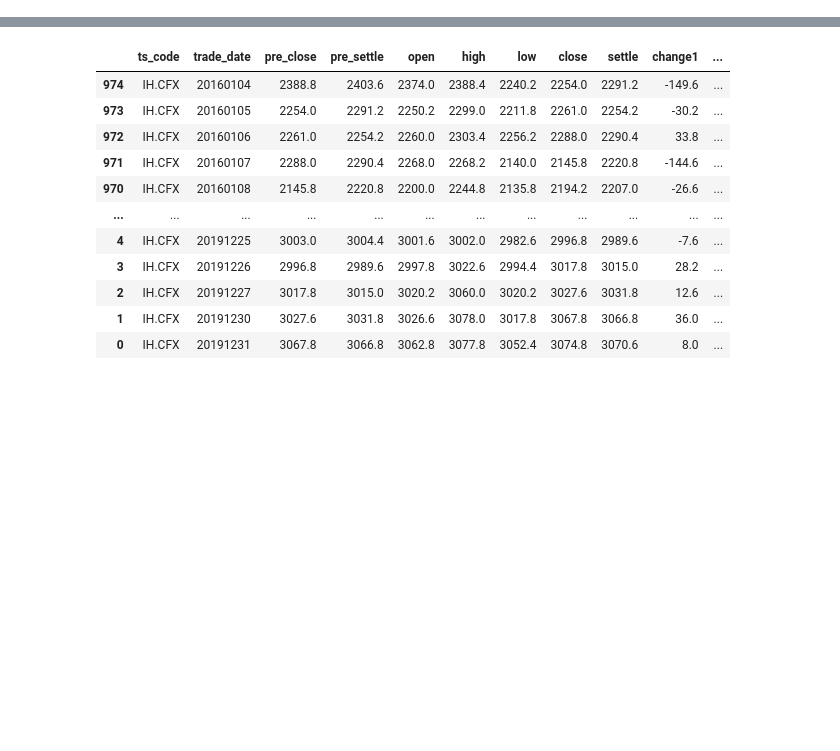
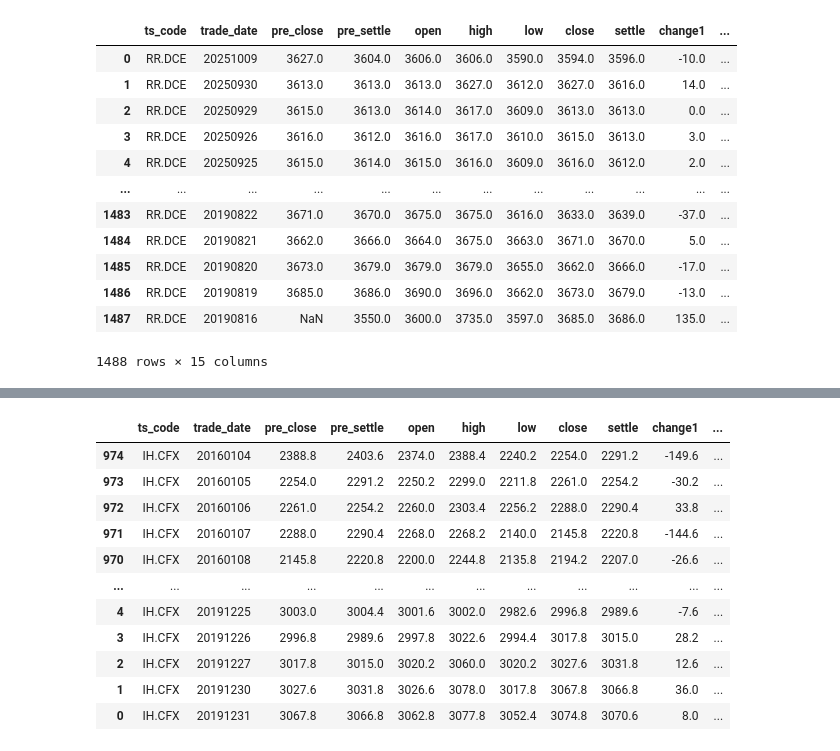
Before and after one commit to FerdinandEoverm/Index_Future_Prediction, a Jupyter notebook: data/3d_data.ipynb, the cells around one changed output, grey strips where cells are left out. Cells and saved outputs as stored; diff of their text form; code cells hidden in the pictures; blank space fills up the shorter version.

```diff
--- a/data/3d_data.ipynb
+++ b/data/3d_data.ipynb
@@ -6,0 +32,17 @@ pro = ts.pro_api('700c1d6015ad030ff20bf310c088243da030e6b79a2a1098d58d2614')
+# %%
+data = pro.fut_daily(ts_code = 'RR.DCE')
+data
+# %% [output]
+|  | ts_code | trade_date | pre_close | pre_settle | open | high | low | close | settle | change1 | ... |
+| 0 | RR.DCE | 20251009 | 3627.0 | 3604.0 | 3606.0 | 3606.0 | 3590.0 | 3594.0 | 3596.0 | -10.0 | ... |
+| 1 | RR.DCE | 20250930 | 3613.0 | 3613.0 | 3613.0 | 3627.0 | 3612.0 | 3627.0 | 3616.0 | 14.0 | ... |
+| 2 | RR.DCE | 20250929 | 3615.0 | 3613.0 | 3614.0 | 3617.0 | 3609.0 | 3613.0 | 3613.0 | 0.0 | ... |
+| 3 | RR.DCE | 20250926 | 3616.0 | 3612.0 | 3616.0 | 3617.0 | 3610.0 | 3615.0 | 3613.0 | 3.0 | ... |
+| 4 | RR.DCE | 20250925 | 3615.0 | 3614.0 | 3615.0 | 3616.0 | 3609.0 | 3616.0 | 3612.0 | 2.0 | ... |
+| ... | ... | ... | ... | ... | ... | ... | ... | ... | ... | ... | ... |
+| 1483 | RR.DCE | 20190822 | 3671.0 | 3670.0 | 3675.0 | 3675.0 | 3616.0 | 3633.0 | 3639.0 | -37.0 | ... |
+| 1484 | RR.DCE | 20190821 | 3662.0 | 3666.0 | 3664.0 | 3675.0 | 3663.0 | 3671.0 | 3670.0 | 5.0 | ... |
+| 1485 | RR.DCE | 20190820 | 3673.0 | 3679.0 | 3679.0 | 3679.0 | 3655.0 | 3662.0 | 3666.0 | -17.0 | ... |
+| 1486 | RR.DCE | 20190819 | 3685.0 | 3686.0 | 3690.0 | 3696.0 | 3662.0 | 3673.0 | 3679.0 | -13.0 | ... |
+| 1487 | RR.DCE | 20190816 | NaN | 3550.0 | 3600.0 | 3735.0 | 3597.0 | 3685.0 | 3686.0 | 135.0 | ... |
+1488 rows × 15 columns
```
Also changed, not shown: parts of 15 cells of this notebook, 9 other files.
